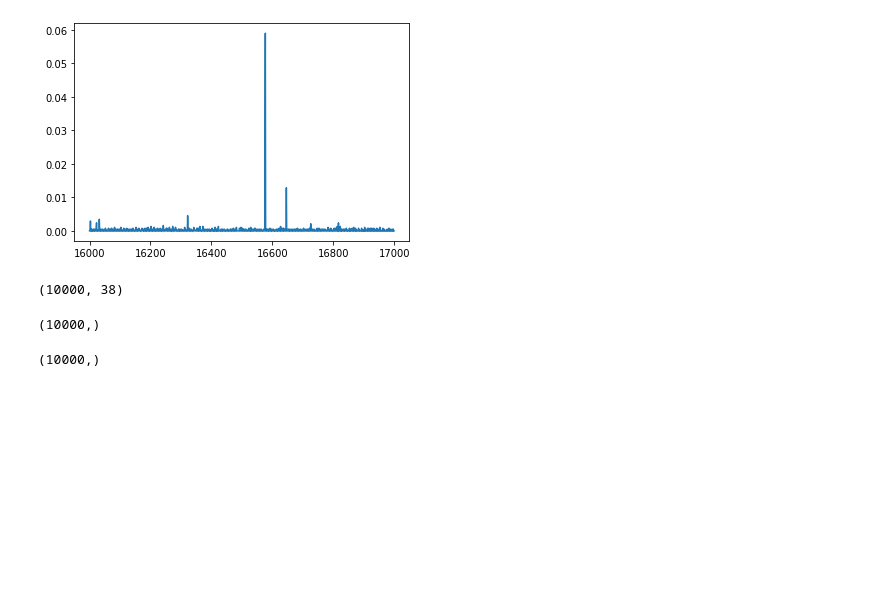
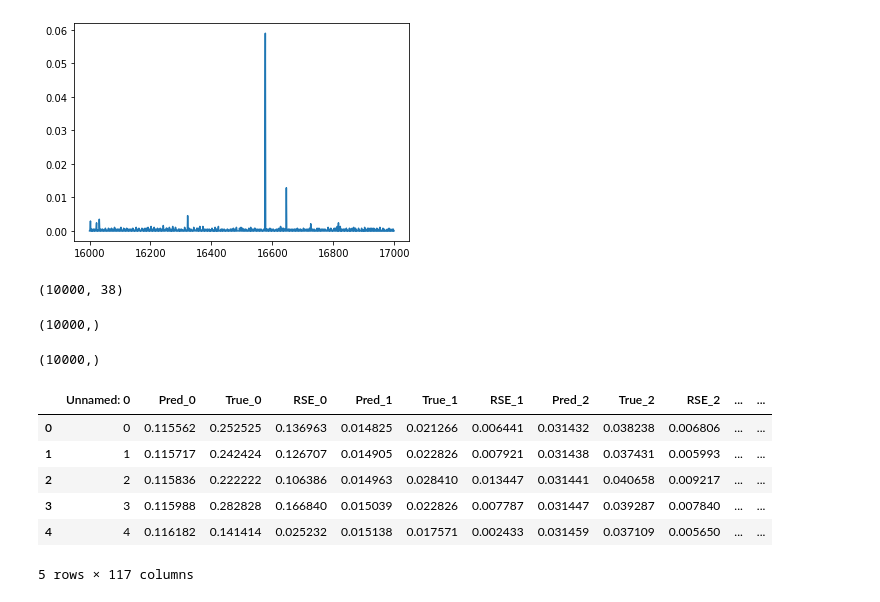
Before and after one commit to ML4ITS/mtad-gat-pytorch, a Jupyter notebook: eda/smd_eda.ipynb, the cells around one changed output. Drawn from its saved outputs; the diff is of its cells as text; code cells hidden in the pictures; blank space fills up the shorter version.

```diff
--- a/eda/smd_eda.ipynb
+++ b/eda/smd_eda.ipynb
@@ -164,3 +164,15 @@ d.shape
 np.sqrt(d).shape
 # %% [output]
 (10000,)
+# %%
+output = pd.read_csv('../plots/smd/output.csv')
+# %%
+output.head()
+# %% [output]
+|  | Unnamed: 0 | Pred_0 | True_0 | RSE_0 | Pred_1 | True_1 | RSE_1 | Pred_2 | True_2 | RSE_2 | ... | ... |
+| 0 | 0 | 0.115562 | 0.252525 | 0.136963 | 0.014825 | 0.021266 | 0.006441 | 0.031432 | 0.038238 | 0.006806 | ... | ... |
+| 1 | 1 | 0.115717 | 0.242424 | 0.126707 | 0.014905 | 0.022826 | 0.007921 | 0.031438 | 0.037431 | 0.005993 | ... | ... |
+| 2 | 2 | 0.115836 | 0.222222 | 0.106386 | 0.014963 | 0.028410 | 0.013447 | 0.031441 | 0.040658 | 0.009217 | ... | ... |
+| 3 | 3 | 0.115988 | 0.282828 | 0.166840 | 0.015039 | 0.022826 | 0.007787 | 0.031447 | 0.039287 | 0.007840 | ... | ... |
+| 4 | 4 | 0.116182 | 0.141414 | 0.025232 | 0.015138 | 0.017571 | 0.002433 | 0.031459 | 0.037109 | 0.005650 | ... | ... |
+5 rows × 117 columns
```
Also changed, not shown: 1 other file.
